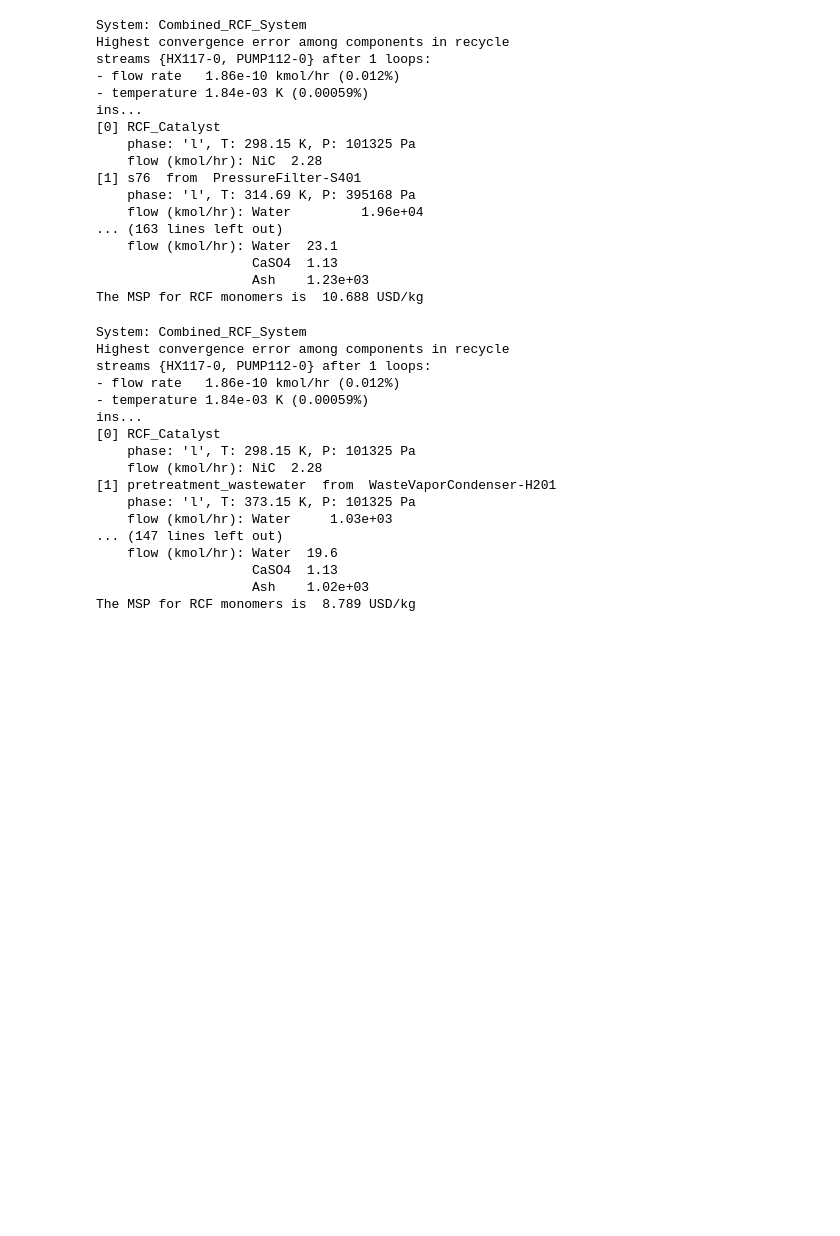
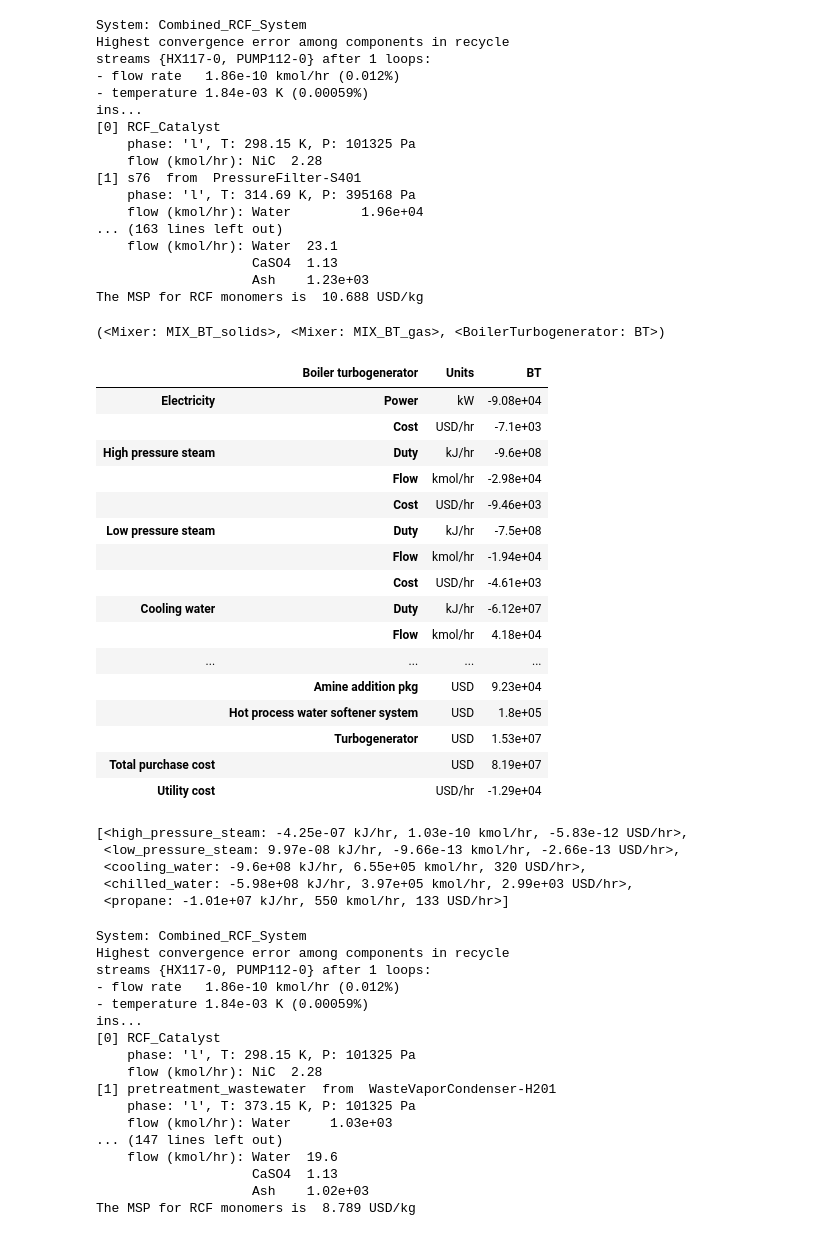
Before and after one commit to H-Wadgama/ATJ, a Jupyter notebook: lignin_saf/temporary.ipynb, the cells around one changed output. Cells and saved outputs as stored; diff of their text form; code cells hidden in the pictures; blank space fills up the shorter version.

```diff
--- a/lignin_saf/temporary.ipynb
+++ b/lignin_saf/temporary.ipynb
@@ -247,6 +247,38 @@ ins...
                     CaSO4  1.13
                     Ash    1.23e+03
 The MSP for RCF monomers is  10.688 USD/kg
+# %%
+rcf_combined_system.facilities
+# %% [output]
+(<Mixer: MIX_BT_solids>, <Mixer: MIX_BT_gas>, <BoilerTurbogenerator: BT>)
+# %%
+F.BT.results()
+# %% [output]
+|  | Boiler turbogenerator | Units | BT |
+| Electricity | Power | kW | -9.08e+04 |
+|  | Cost | USD/hr | -7.1e+03 |
+| High pressure steam | Duty | kJ/hr | -9.6e+08 |
+|  | Flow | kmol/hr | -2.98e+04 |
+|  | Cost | USD/hr | -9.46e+03 |
+| Low pressure steam | Duty | kJ/hr | -7.5e+08 |
+|  | Flow | kmol/hr | -1.94e+04 |
+|  | Cost | USD/hr | -4.61e+03 |
+| Cooling water | Duty | kJ/hr | -6.12e+07 |
+|  | Flow | kmol/hr | 4.18e+04 |
+| ... | ... | ... | ... |
+|  | Amine addition pkg | USD | 9.23e+04 |
+|  | Hot process water softener system | USD | 1.8e+05 |
+|  | Turbogenerator | USD | 1.53e+07 |
+| Total purchase cost |  | USD | 8.19e+07 |
+| Utility cost |  | USD/hr | -1.29e+04 |
+# %%
+rcf_combined_system.heat_utilities
+# %% [output]
+[<high_pressure_steam: -4.25e-07 kJ/hr, 1.03e-10 kmol/hr, -5.83e-12 USD/hr>,
+ <low_pressure_steam: 9.97e-08 kJ/hr, -9.66e-13 kmol/hr, -2.66e-13 USD/hr>,
+ <cooling_water: -9.6e+08 kJ/hr, 6.55e+05 kmol/hr, 320 USD/hr>,
+ <chilled_water: -5.98e+08 kJ/hr, 3.97e+05 kmol/hr, 2.99e+03 USD/hr>,
+ <propane: -1.01e+07 kJ/hr, 550 kmol/hr, 133 USD/hr>]
 # %%
 
 # Latest implementation of ethanol system in RCF
```
Also changed, not shown: 7 other files.
